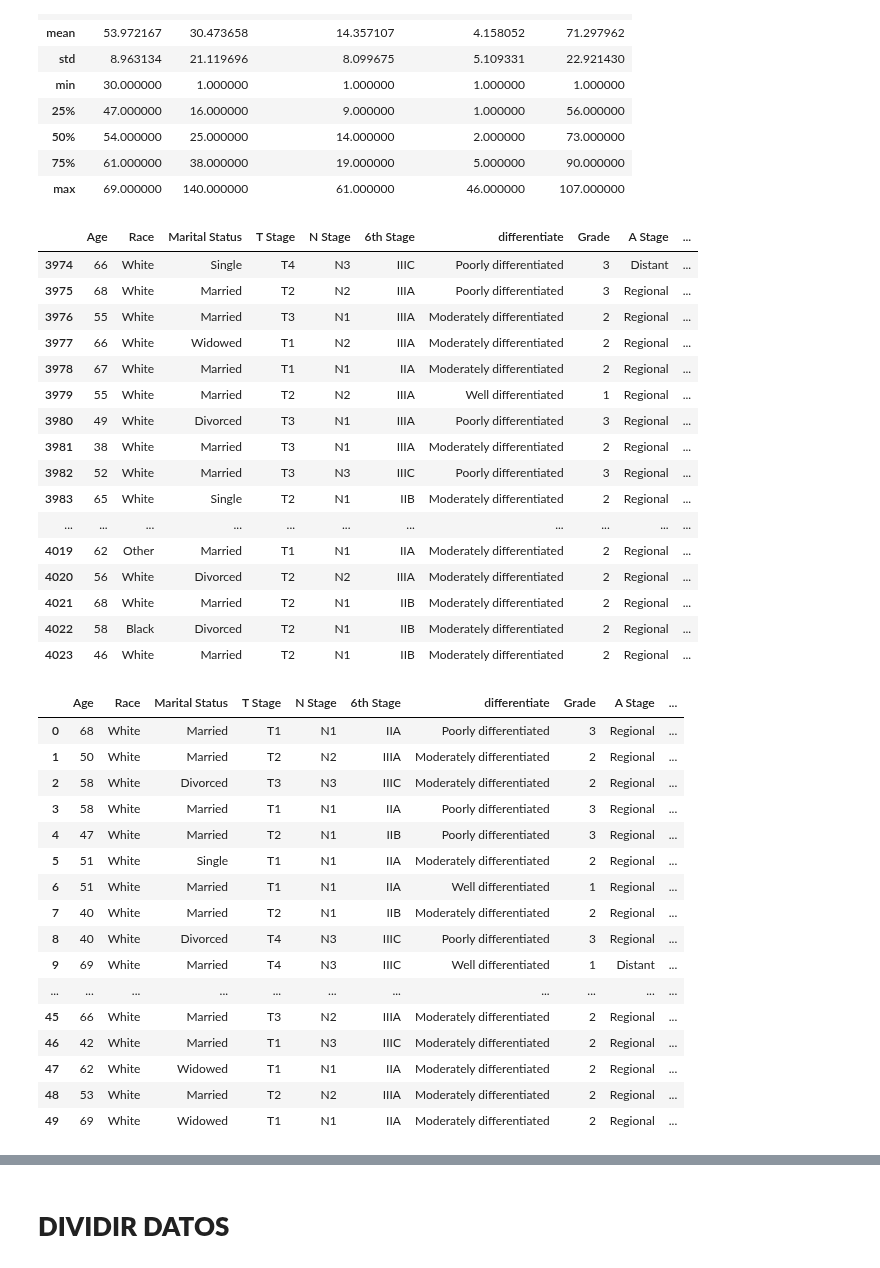
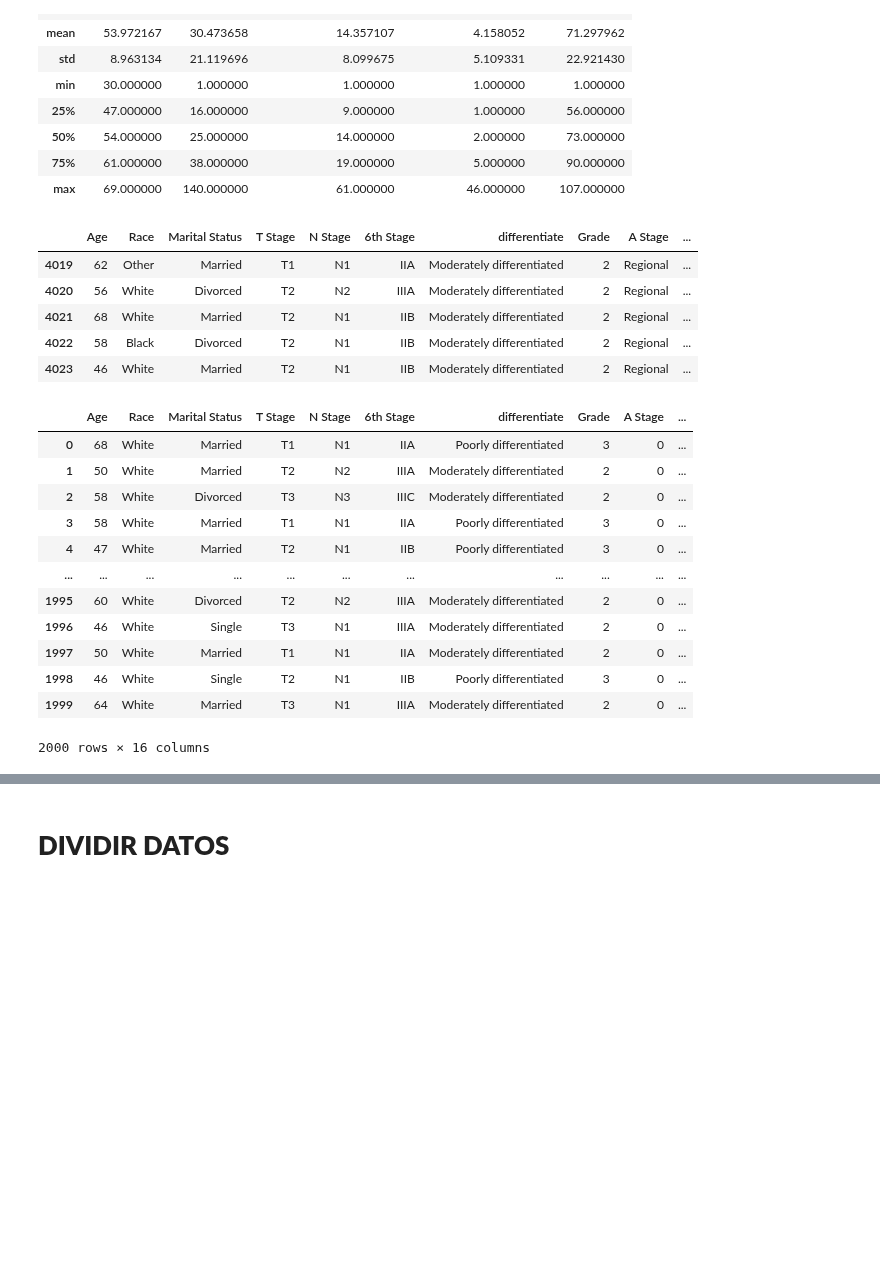
Before and after one commit to Betsymer14/-Proyecto-DS-ParteI-Betsymer-Lugo-.ipynb-, a Jupyter notebook: Copia_de_Untitled2.ipynb, the cells around one changed output, grey strips where cells are left out. Drawn from its saved outputs; the diff is of its cells as text; code cells hidden in the pictures; blank space fills up the shorter version.

```diff
--- a/Copia_de_Untitled2.ipynb
+++ b/Copia_de_Untitled2.ipynb
@@ -185,20 +186,9 @@ df.describe()
 | 75% | 61.000000 | 38.000000 | 19.000000 | 5.000000 | 90.000000 |
 | max | 69.000000 | 140.000000 | 61.000000 | 46.000000 | 107.000000 |
 # %%
-df.tail(50)
+df.tail(5)
 # %% [output]
 |  | Age | Race | Marital Status | T Stage | N Stage | 6th Stage | differentiate | Grade | A Stage | ... |
-| 3974 | 66 | White | Single | T4 | N3 | IIIC | Poorly differentiated | 3 | Distant | ... |
-| 3975 | 68 | White | Married | T2 | N2 | IIIA | Poorly differentiated | 3 | Regional | ... |
-| 3976 | 55 | White | Married | T3 | N1 | IIIA | Moderately differentiated | 2 | Regional | ... |
-| 3977 | 66 | White | Widowed | T1 | N2 | IIIA | Moderately differentiated | 2 | Regional | ... |
-| 3978 | 67 | White | Married | T1 | N1 | IIA | Moderately differentiated | 2 | Regional | ... |
-| 3979 | 55 | White | Married | T2 | N2 | IIIA | Well differentiated | 1 | Regional | ... |
-| 3980 | 49 | White | Divorced | T3 | N1 | IIIA | Poorly differentiated | 3 | Regional | ... |
-| 3981 | 38 | White | Married | T3 | N1 | IIIA | Moderately differentiated | 2 | Regional | ... |
-| 3982 | 52 | White | Married | T3 | N3 | IIIC | Poorly differentiated | 3 | Regional | ... |
-| 3983 | 65 | White | Single | T2 | N1 | IIB | Moderately differentiated | 2 | Regional | ... |
-| ... | ... | ... | ... | ... | ... | ... | ... | ... | ... | ... |
 | 4019 | 62 | Other | Married | T1 | N1 | IIA | Moderately differentiated | 2 | Regional | ... |
 | 4020 | 56 | White | Divorced | T2 | N2 | IIIA | Moderately differentiated | 2 | Regional | ... |
 | 4021 | 68 | White | Married | T2 | N1 | IIB | Moderately differentiated | 2 | Regional | ... |
@@ -213,20 +205,16 @@ df['Status;']= df['Status;'].map({"Alive;": 0 , "Dead;":1})
 # %%
-df.head(50)
+df.head(2000)
 # %% [output]
 |  | Age | Race | Marital Status | T Stage | N Stage | 6th Stage | differentiate | Grade | A Stage | ... |
-| 0 | 68 | White | Married | T1 | N1 | IIA | Poorly differentiated | 3 | Regional | ... |
-| 1 | 50 | White | Married | T2 | N2 | IIIA | Moderately differentiated | 2 | Regional | ... |
-| 2 | 58 | White | Divorced | T3 | N3 | IIIC | Moderately differentiated | 2 | Regional | ... |
-| 3 | 58 | White | Married | T1 | N1 | IIA | Poorly differentiated | 3 | Regional | ... |
-| 4 | 47 | White | Married | T2 | N1 | IIB | Poorly differentiated | 3 | Regional | ... |
-| 5 | 51 | White | Single | T1 | N1 | IIA | Moderately differentiated | 2 | Regional | ... |
-| 6 | 51 | White | Married | T1 | N1 | IIA | Well differentiated | 1 | Regional | ... |
-| 7 | 40 | White | Married | T2 | N1 | IIB | Moderately differentiated | 2 | Regional | ... |
-| 8 | 40 | White | Divorced | T4 | N3 | IIIC | Poorly differentiated | 3 | Regional | ... |
-| 9 | 69 | White | Married | T4 | N3 | IIIC | Well differentiated | 1 | Distant | ... |
+| 0 | 68 | White | Married | T1 | N1 | IIA | Poorly differentiated | 3 | 0 | ... |
+| 1 | 50 | White | Married | T2 | N2 | IIIA | Moderately differentiated | 2 | 0 | ... |
+| 2 | 58 | White | Divorced | T3 | N3 | IIIC | Moderately differentiated | 2 | 0 | ... |
+| 3 | 58 | White | Married | T1 | N1 | IIA | Poorly differentiated | 3 | 0 | ... |
+| 4 | 47 | White | Married | T2 | N1 | IIB | Poorly differentiated | 3 | 0 | ... |
 | ... | ... | ... | ... | ... | ... | ... | ... | ... | ... | ... |
-| 45 | 66 | White | Married | T3 | N2 | IIIA | Moderately differentiated | 2 | Regional | ... |
-| 46 | 42 | White | Married | T1 | N3 | IIIC | Moderately differentiated | 2 | Regional | ... |
-| 47 | 62 | White | Widowed | T1 | N1 | IIA | Moderately differentiated | 2 | Regional | ... |
-| 48 | 53 | White | Married | T2 | N2 | IIIA | Moderately differentiated | 2 | Regional | ... |
-| 49 | 69 | White | Widowed | T1 | N1 | IIA | Moderately differentiated | 2 | Regional | ... |
+| 1995 | 60 | White | Divorced | T2 | N2 | IIIA | Moderately differentiated | 2 | 0 | ... |
+| 1996 | 46 | White | Single | T3 | N1 | IIIA | Moderately differentiated | 2 | 0 | ... |
+| 1997 | 50 | White | Married | T1 | N1 | IIA | Moderately differentiated | 2 | 0 | ... |
+| 1998 | 46 | White | Single | T2 | N1 | IIB | Poorly differentiated | 3 | 0 | ... |
+| 1999 | 64 | White | Married | T3 | N1 | IIIA | Moderately differentiated | 2 | 0 | ... |
+2000 rows × 16 columns
```
Also changed, not shown: parts of 16 cells of this notebook.
